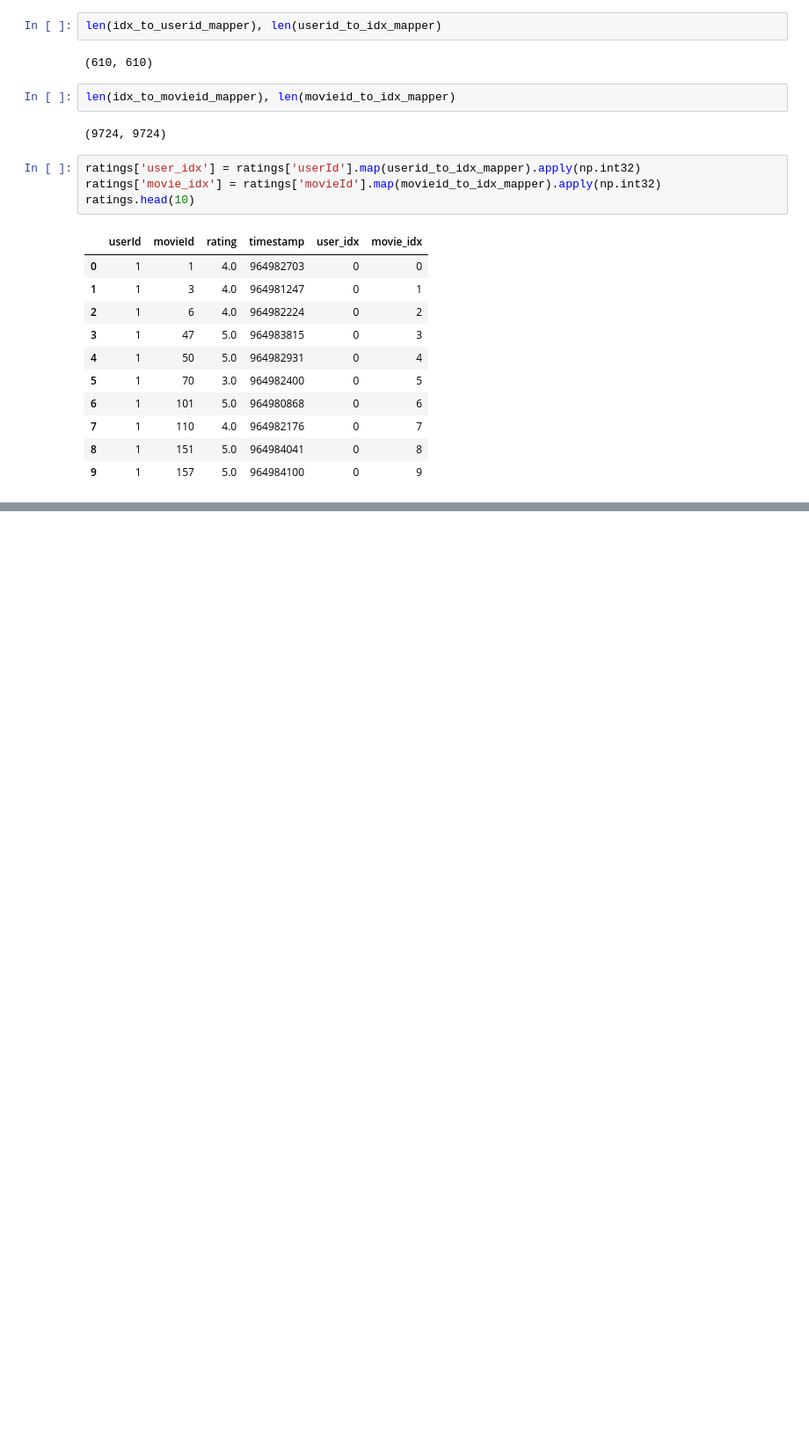
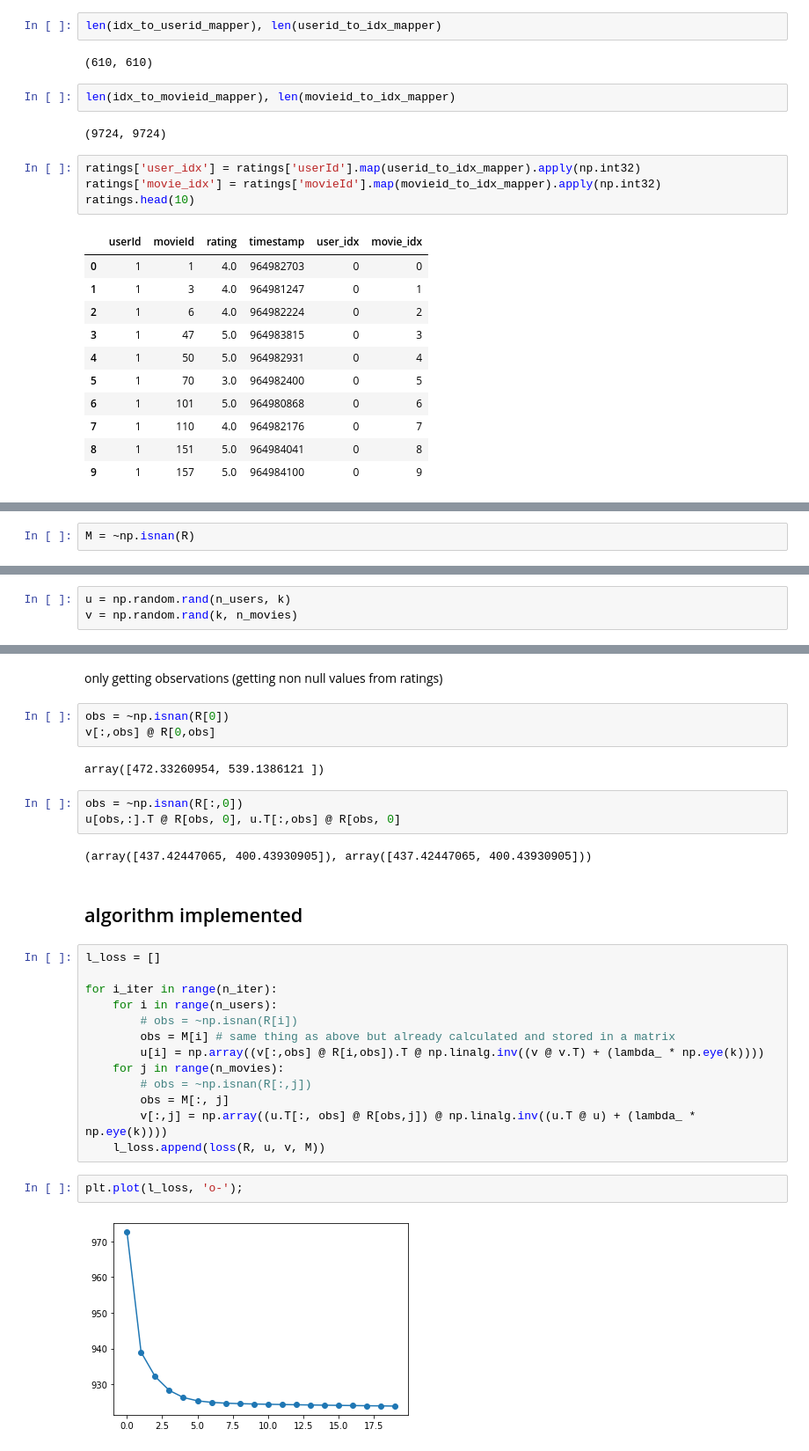
Before and after one commit to NishantBaheti/Recommendation-Systems, a Jupyter notebook: notebooks/als.ipynb, the cells around one changed output, grey strips where cells are left out. Shown at 88% size. Saved outputs shown, nothing was run; the diff lists cells and outputs as text; blank space fills up the shorter version.

```diff
--- a/notebooks/als.ipynb
+++ b/notebooks/als.ipynb
@@ -232,0 +243,2 @@ np.sqrt(np.square(a - user_movie_matrix.fillna(0).values).sum())
+# %%
+M = ~np.isnan(R)
@@ -232,0 +257,3 @@ np.sqrt(np.square(a - user_movie_matrix.fillna(0).values).sum())
+# %%
+u = np.random.rand(n_users, k)
+v = np.random.rand(k, n_movies)
@@ -232,0 +264,31 @@ np.sqrt(np.square(a - user_movie_matrix.fillna(0).values).sum())
+# %% [markdown]
+only getting observations (getting non null values from ratings)
+# %%
+obs = ~np.isnan(R[0])
+v[:,obs] @ R[0,obs]
+# %% [output]
+array([472.33260954, 539.1386121 ])
+# %%
+obs = ~np.isnan(R[:,0])
+u[obs,:].T @ R[obs, 0], u.T[:,obs] @ R[obs, 0]
+# %% [output]
+(array([437.42447065, 400.43930905]), array([437.42447065, 400.43930905]))
+# %% [markdown]
+## algorithm implemented
+# %%
+l_loss = []
+
+for i_iter in range(n_iter):
+    for i in range(n_users):
+        # obs = ~np.isnan(R[i])
+        obs = M[i] # same thing as above but already calculated and stored in a matrix
+        u[i] = np.array((v[:,obs] @ R[i,obs]).T @ np.linalg.inv((v @ v.T) + (lambda_ * np.eye(k))))
+    for j in range(n_movies):
+        # obs = ~np.isnan(R[:,j])
+        obs = M[:, j]
+        v[:,j] = np.array((u.T[:, obs] @ R[obs,j]) @ np.linalg.inv((u.T @ u) + (lambda_ * np.eye(k))))
+    l_loss.append(loss(R, u, v, M))
+# %%
+plt.plot(l_loss, 'o-');
+# %% [output]
+[figure, added]
```
Also changed, not shown: parts of 37 cells of this notebook, 2 other files.
